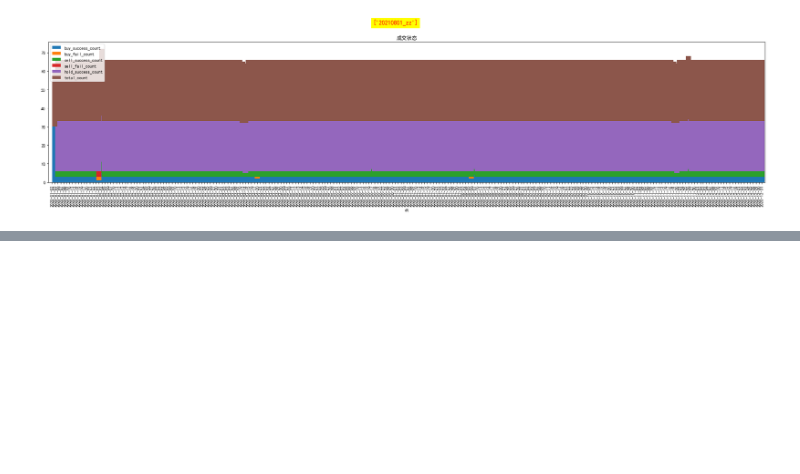
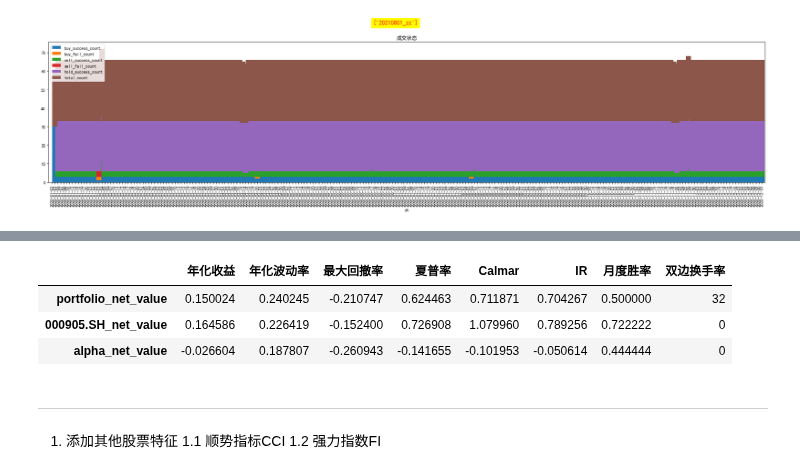
Before and after one commit to OreNoo/KandianPro, a Jupyter notebook: WholeMarketPro/20210802/回测示例.ipynb, the cells around one changed output, grey strips where cells are left out. Cells and saved outputs as stored; diff of their text form; code cells hidden in the pictures; blank space fills up the shorter version.

```diff
--- a/WholeMarketPro/20210802/回测示例.ipynb
+++ b/WholeMarketPro/20210802/回测示例.ipynb
@@ -182,0 +173,14 @@ df
+# %%
+df = pd.read_csv("/home/tianhao/TihoProFile/KandianPro/WholeMarketPro/20210802/result4tiho/20210802_tiho1/performance/alpha_statistics_df.csv",index_col=0)
+df
+# %% [output]
+|  | 年化收益 | 年化波动率 | 最大回撤率 | 夏普率 | Calmar | IR | 月度胜率 | 双边换手率 |
+| portfolio_net_value | 0.150024 | 0.240245 | -0.210747 | 0.624463 | 0.711871 | 0.704267 | 0.500000 | 32 |
+| 000905.SH_net_value | 0.164586 | 0.226419 | -0.152400 | 0.726908 | 1.079960 | 0.789256 | 0.722222 | 0 |
+| alpha_net_value | -0.026604 | 0.187807 | -0.260943 | -0.141655 | -0.101953 | -0.050614 | 0.444444 | 0 |
+# %% [markdown]
+---
+# %% [markdown]
+1. 添加其他股票特征
+       1.1 顺势指标CCI
+       1.2 强力指数FI
```
Also changed, not shown: parts of 2 cells of this notebook, 31 other files.
